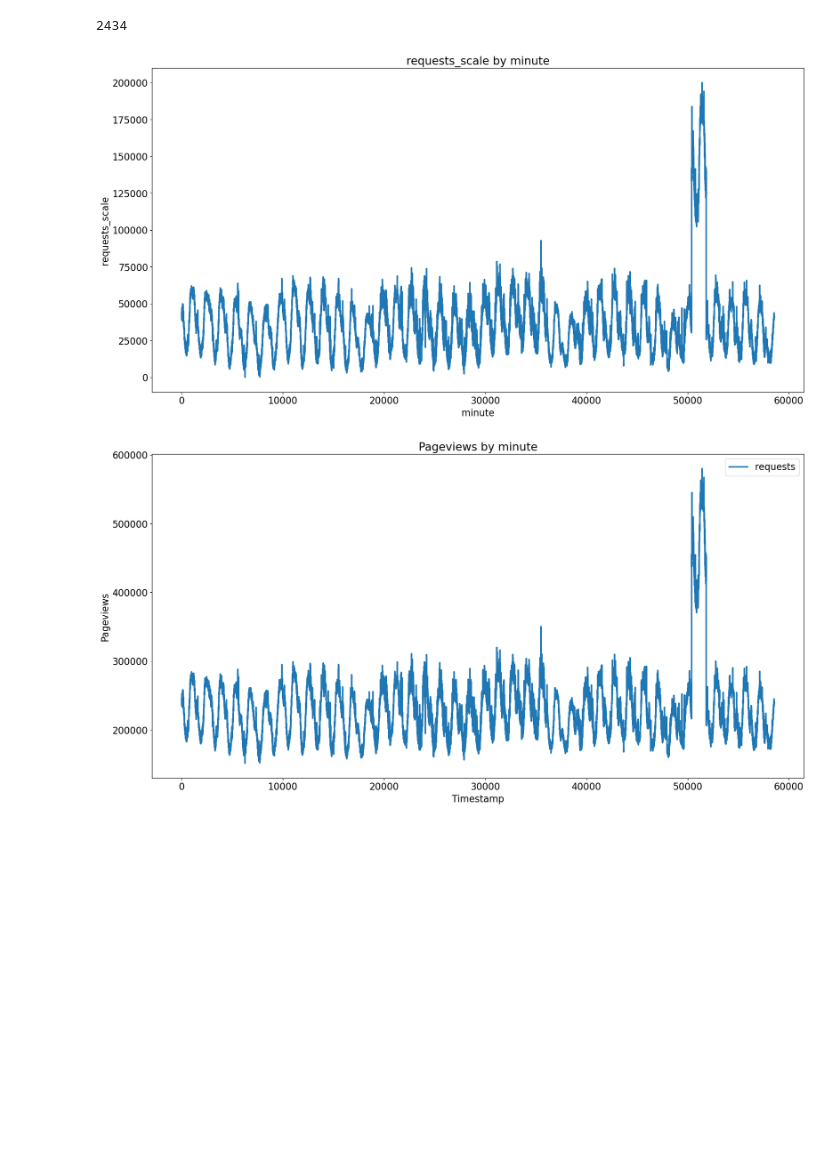
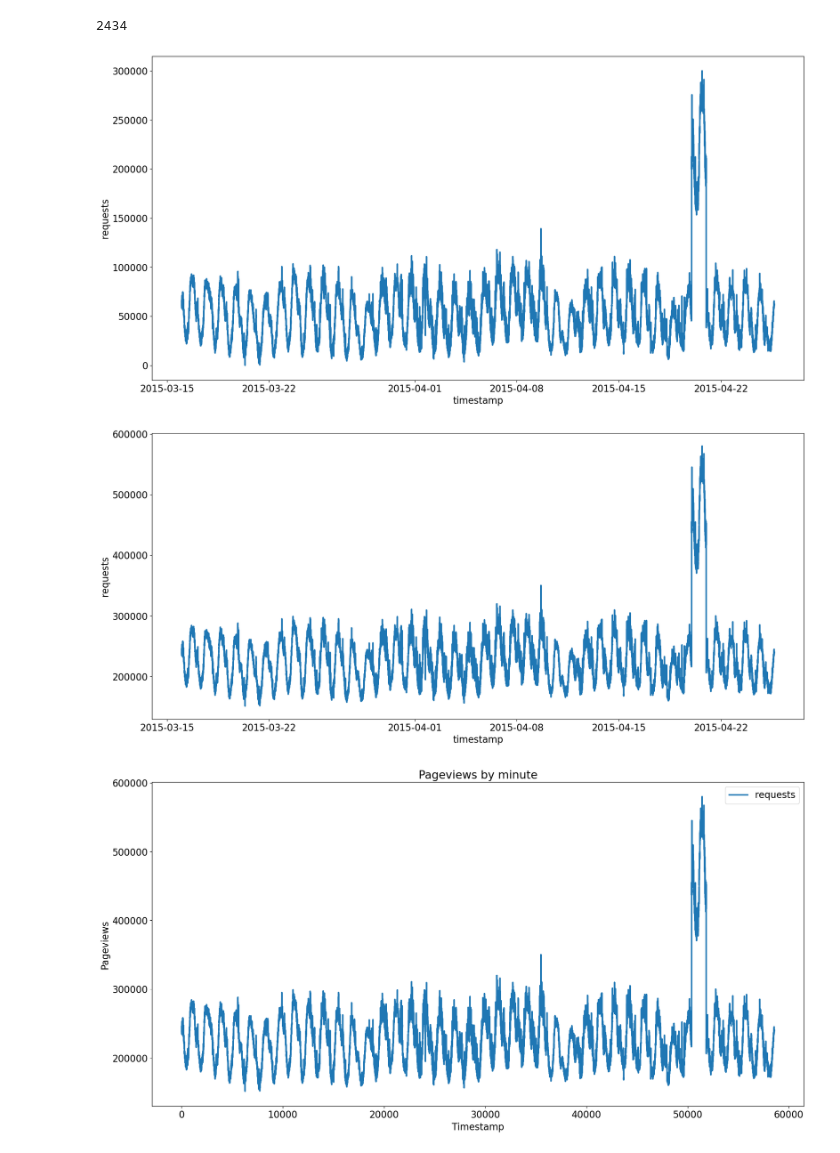
Before and after one commit to geniezi/predictScale, a Jupyter notebook: dataset/analyse.ipynb, the cells around one changed output. Saved outputs shown, nothing was run; the diff lists cells and outputs as text; code cells hidden in the pictures; blank space fills up the shorter version.

```diff
--- a/dataset/analyse.ipynb
+++ b/dataset/analyse.ipynb
@@ -44,22 +44,35 @@ sort_wiki_data_by_minute_site.to_csv('pageviews_by_minute_site.tsv',sep='\t',ind
 # %%
 sort_wiki_data_by_minute=pd.read_csv('pageviews_by_minute.tsv',sep='\t')
 # 将requests列按[0, 200000]进行缩放
 sort_wiki_data_by_minute['requests_scale'] = round((sort_wiki_data_by_minute['requests']-sort_wiki_data_by_minute['requests'].min())/(sort_wiki_data_by_minute['requests'].max()-sort_wiki_data_by_minute['requests'].min())*200000)
 # convert to int
 sort_wiki_data_by_minute['requests_scale'] = sort_wiki_data_by_minute['requests_scale'].astype(int)
 sort_wiki_data_by_minute.to_csv('pageviews_by_minute.tsv',sep='\t',index=False)
 # 打印小于10000的数据的数量
 print(sort_wiki_data_by_minute[sort_wiki_data_by_minute['requests_scale']<10000].shape[0])
+
+sort_wiki_data_by_minute['requests_scale1'] = round((sort_wiki_data_by_minute['requests']-sort_wiki_data_by_minute['requests'].min())/(sort_wiki_data_by_minute['requests'].max()-sort_wiki_data_by_minute['requests'].min())*300000)
 # 按照每分钟的requests_scale画图
 plt.figure(figsize=(20, 10))
-plt.plot(sort_wiki_data_by_minute['minute'],sort_wiki_data_by_minute['requests_scale'])
-plt.xlabel('minute')
-plt.ylabel('requests_scale')
-plt.title('requests_scale by minute')
+sort_wiki_data_by_minute['timestamp'] = pd.to_datetime(sort_wiki_data_by_minute['timestamp'])
+plt.plot(sort_wiki_data_by_minute['timestamp'],sort_wiki_data_by_minute['requests_scale1'])
+plt.xlabel('timestamp')
+plt.ylabel('requests')
+# plt.title('requests_scale by minute')
 plt.show()
+plt.figure(figsize=(20, 10))
+# plt.gca().xaxis.set_major_locator(plt.MaxNLocator(10)) # 只显示大约10个X轴标签
+plt.gcf().autofmt_xdate() # 自动旋转日期标记以防止重叠
+
+plt.plot(sort_wiki_data_by_minute['timestamp'],sort_wiki_data_by_minute['requests'])
+plt.xlabel('timestamp')
+plt.ylabel('requests')
+# plt.title('wiki requests by minute')
+plt.show()
 # %% [output]
 2434
-[figure, old version]
+[figure, new version]
+[figure, added]
 # %%
 # 按照每分钟的访问量画图
 sort_wiki_data_by_minute=pd.read_csv('pageviews_by_minute.tsv',sep='\t')
```
Also changed, not shown: parts of 1 cell of this notebook, 1 other file.
